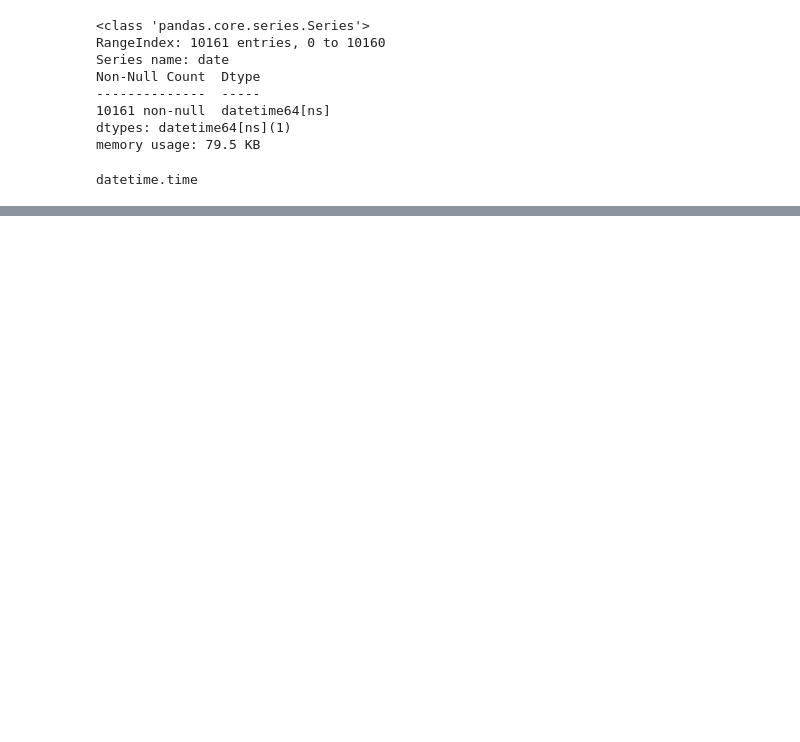
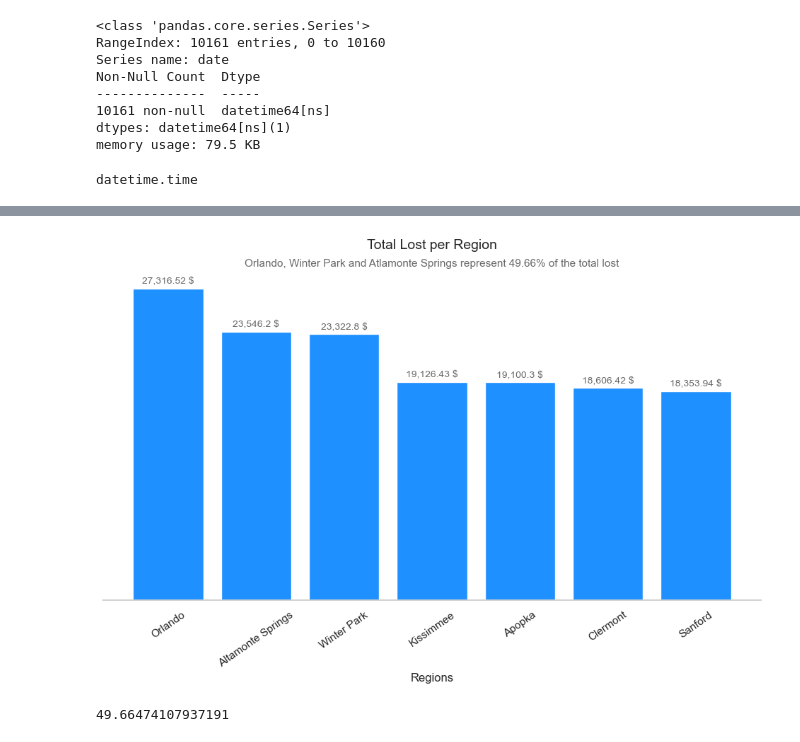
Before and after one commit to Edcysne/Walmart-Project, a Jupyter notebook: first_data_analysis.ipynb, the cells around one changed output, grey strips where cells are left out. Drawn from its saved outputs; the diff is of its cells as text; code cells hidden in the pictures; blank space fills up the shorter version.

```diff
--- a/first_data_analysis.ipynb
+++ b/first_data_analysis.ipynb
@@ -184,0 +235,33 @@ df_lost_cost_driv.head()
+# %%
+total_lost = df.groupby('region')['missing_amount'].sum().sort_values(ascending=False)
+
+fig, ax = plt.subplots(figsize = (12,6))
+bar_chart = ax.bar(total_lost.index, total_lost.values, color = 'dodgerblue')
+
+ax.set_title('Total Lost per Region', fontsize = 14, pad=25)
+ax.set_xlabel('Regions', fontsize = 12)
+ax.set_ylabel('') # Removethe Y label
+ax.set_axisbelow(True)
+ax.grid(True, axis='y', alpha = 0.4, linestyle = '-')
+ax.grid(False, axis='x') #bug ?
+ax.bar_label(bar_chart, labels=[f'{round(x,2):,} $' for x in total_lost.values], padding = 3, fontsize = 10, color = "dimgrey") #For displaying the values on top of the bars
+
+sns.despine(left=True)
+
+plt.xticks(rotation=35)
+plt.yticks([]) #Remove the Y label values
+plt.text(0.5, 1.02, 'Orlando, Winter Park and Atlamonte Springs represent 49.66% of the total lost', transform = ax.transAxes, ha='center', fontsize = 11, color = "dimgray")
+
+plt.show()
+# %% [output]
+[figure, added]
+# %%
+# Calculate the percentage of the top 3 regions
+regions = ['Orlando', 'Altamonte Springs', 'Winter Park']
+total_lost_region = df.groupby('region')['missing_amount'].sum()
+select_total = total_lost_region.loc[regions].sum()
+total_lost = total_lost_region.sum()
+percentage = (select_total/total_lost)*100
+print(percentage)
+# %% [output]
+49.66474107937191
```
Also changed, not shown: parts of 8 cells of this notebook, 3 other files.
